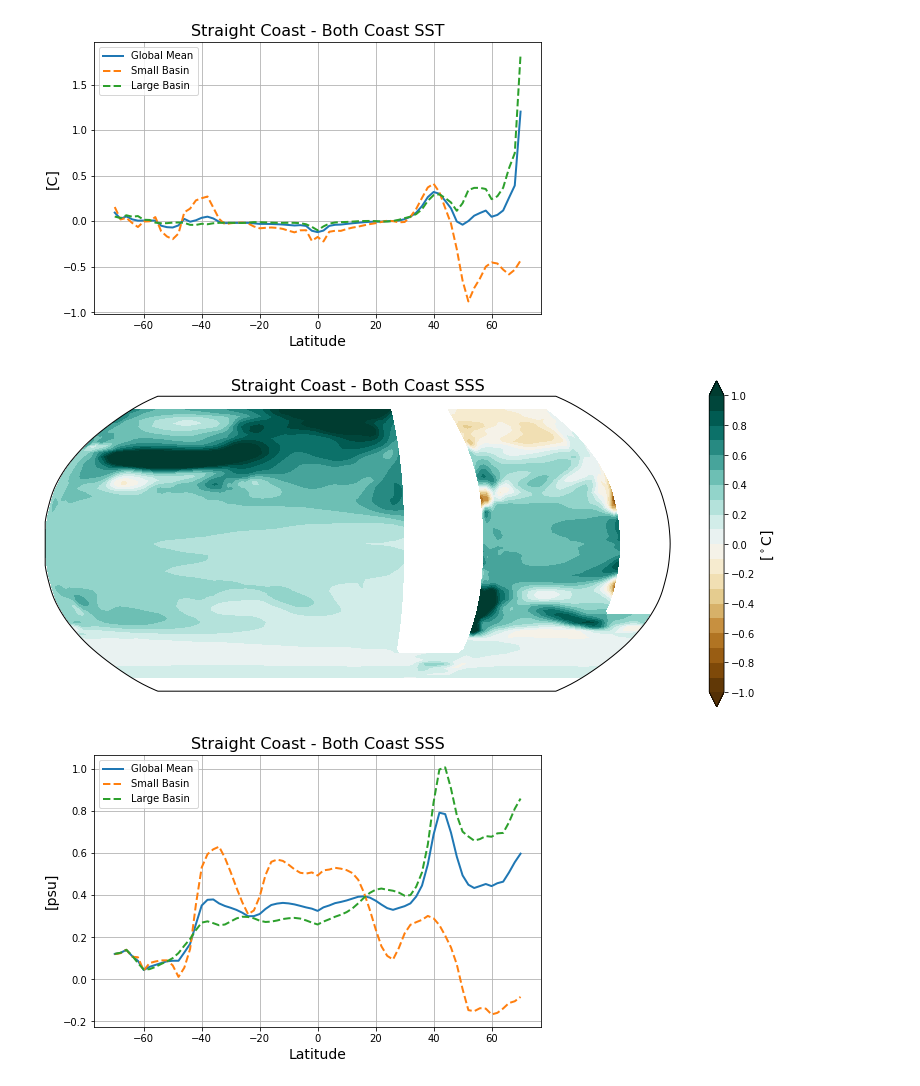
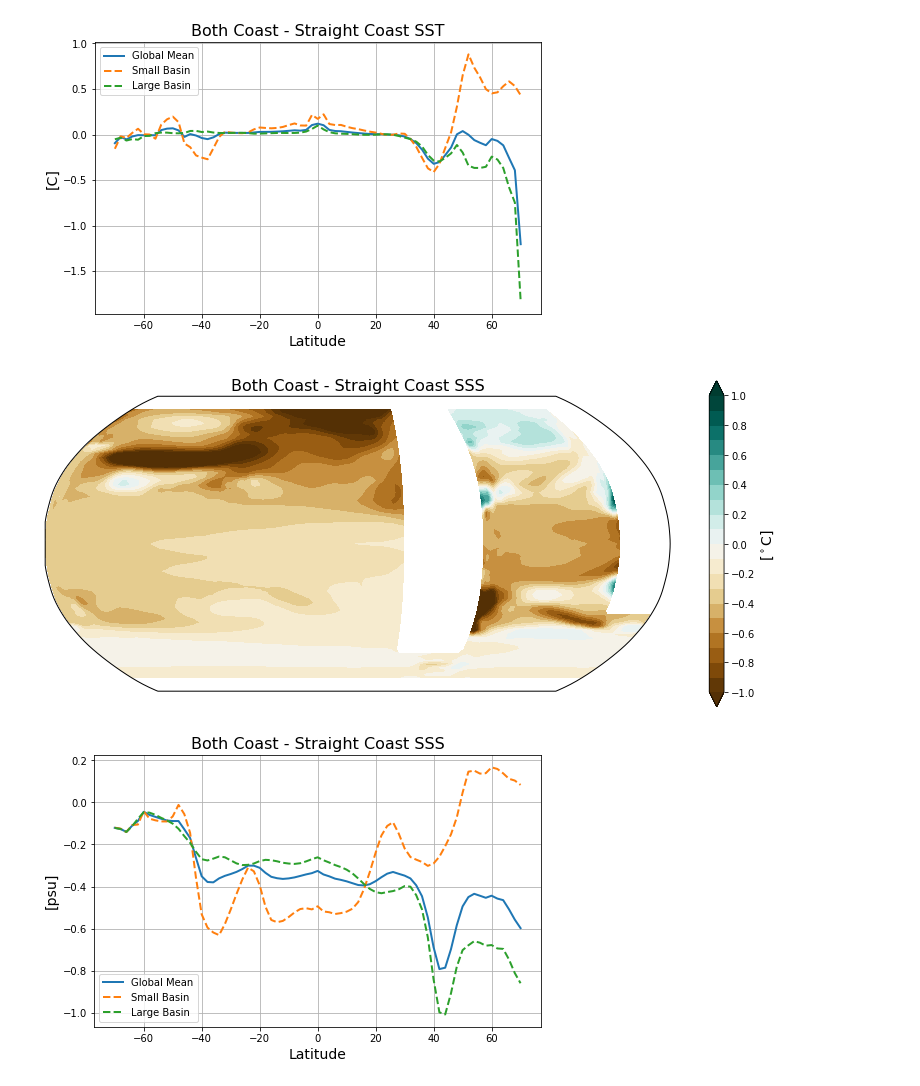
Before and after one commit to s-ragen/AQUA_CODE, a Jupyter notebook: Differences.ipynb, the cells around one changed output. Saved outputs shown, nothing was run; the diff lists cells and outputs as text; code cells hidden in the pictures.

```diff
--- a/Differences.ipynb
+++ b/Differences.ipynb
@@ -196,5 +211,5 @@ def plot_surface_diffs(case1, case2, name1, name2):
     plt.show()
     return
 # %%
-plot_surface_diffs(dy_straight, dy_both, case_straight, case_both)
+plot_surface_diffs(dy_both, dy_straight, case_both, case_straight)
 # %% [output]
@@ -202,4 +217,4 @@ plot_surface_diffs(dy_straight, dy_both, case_straight, case_both)
-[figure, old version]
+[figure, new version]
-[figure, old version]
+[figure, new version]
-[figure, old version]
+[figure, new version]
 # %%
```
Also changed, not shown: parts of 18 cells of this notebook, 3 other files.
